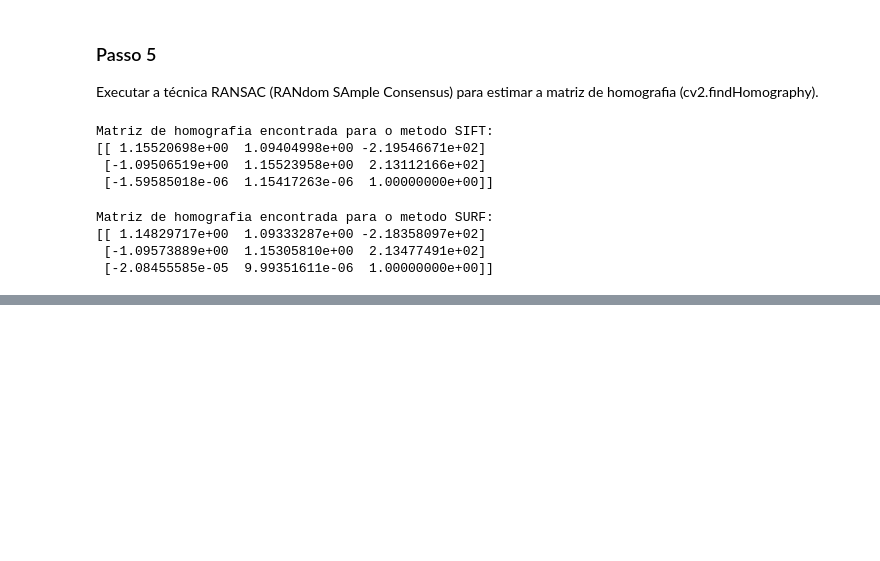
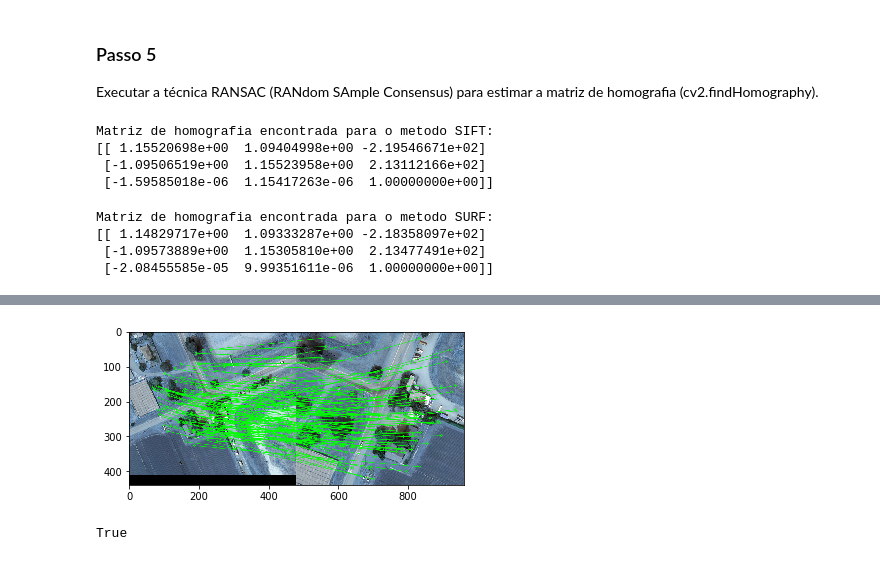
Before and after one commit to luizcartolano2/mc920, a Jupyter notebook: proj4-2019/proj4.ipynb, the cells around one changed output, grey strips where cells are left out. Drawn from its saved outputs; the diff is of its cells as text; code cells hidden in the pictures; blank space fills up the shorter version.

```diff
--- a/proj4-2019/proj4.ipynb
+++ b/proj4-2019/proj4.ipynb
@@ -177,0 +189,14 @@ True
+# %%
+draw_params_surf = dict(matchColor = (0,255,0), # draw matches in green color
+                   singlePointColor = None,
+                   matchesMask = surf_mask.ravel().tolist(), # draw only inliers
+                   flags = 2)
+
+surf_lines = cv2.drawMatches(img_a.copy(), kp_surf_img_a, img_b.copy(),kp_surf_img_b, surf_selec, None, **draw_params_surf)
+
+plt.imshow(surf_lines)
+plt.show()
+cv2.imwrite('outputs/foto4-lines-surf.jpeg', surf_lines)
+# %% [output]
+[figure, added]
+True
```
Also changed, not shown: parts of 7 cells of this notebook, 16 other files.
